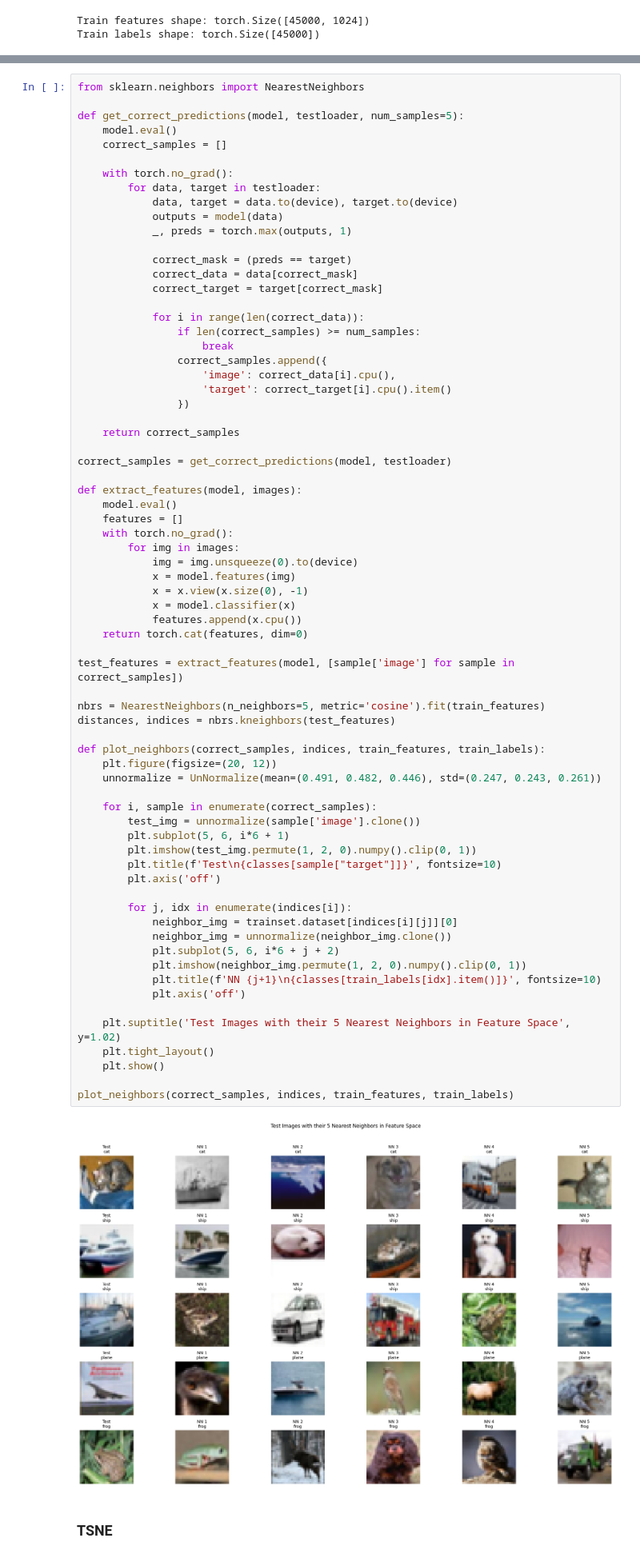
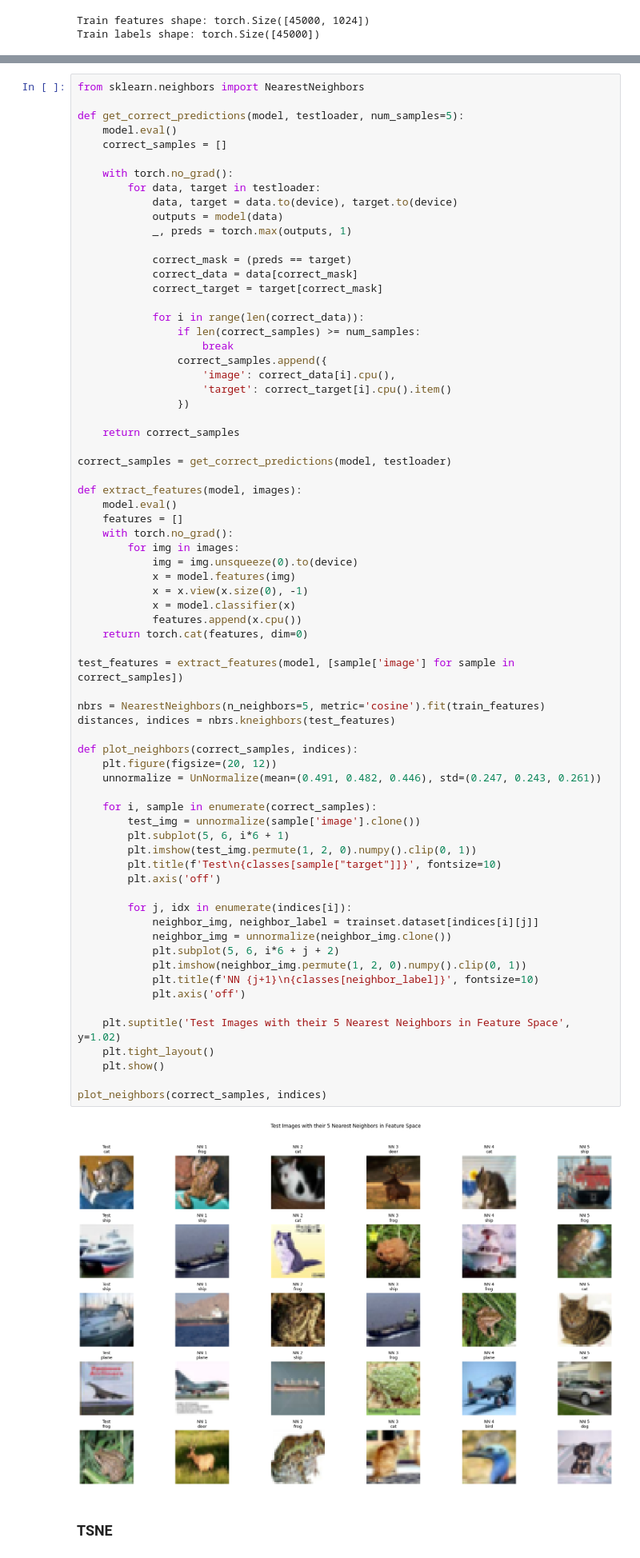
Before and after one commit to Parsa-Saeednia/ai-image-classification-neural-networks, a Jupyter notebook: AI_S04_CA4.ipynb, the cells around one changed output, grey strips where cells are left out. Shown at 80% size. Cells and saved outputs as stored; diff of their text form.

```diff
--- a/AI_S04_CA4.ipynb
+++ b/AI_S04_CA4.ipynb
@@ -824,38 +824,38 @@ def extract_features(model, images):
             x = model.classifier(x)
             features.append(x.cpu())
     return torch.cat(features, dim=0)
 
 test_features = extract_features(model, [sample['image'] for sample in correct_samples])
 
 nbrs = NearestNeighbors(n_neighbors=5, metric='cosine').fit(train_features)
 distances, indices = nbrs.kneighbors(test_features)
 
-def plot_neighbors(correct_samples, indices, train_features, train_labels):
+def plot_neighbors(correct_samples, indices):
     plt.figure(figsize=(20, 12))
     unnormalize = UnNormalize(mean=(0.491, 0.482, 0.446), std=(0.247, 0.243, 0.261))
 
     for i, sample in enumerate(correct_samples):
         test_img = unnormalize(sample['image'].clone())
         plt.subplot(5, 6, i*6 + 1)
         plt.imshow(test_img.permute(1, 2, 0).numpy().clip(0, 1))
         plt.title(f'Test\n{classes[sample["target"]]}', fontsize=10)
         plt.axis('off')
 
         for j, idx in enumerate(indices[i]):
-            neighbor_img = trainset.dataset[indices[i][j]][0]
+            neighbor_img, neighbor_label = trainset.dataset[indices[i][j]]
             neighbor_img = unnormalize(neighbor_img.clone())
             plt.subplot(5, 6, i*6 + j + 2)
             plt.imshow(neighbor_img.permute(1, 2, 0).numpy().clip(0, 1))
-            plt.title(f'NN {j+1}\n{classes[train_labels[idx].item()]}', fontsize=10)
+            plt.title(f'NN {j+1}\n{classes[neighbor_label]}', fontsize=10)
             plt.axis('off')
 
     plt.suptitle('Test Images with their 5 Nearest Neighbors in Feature Space', y=1.02)
     plt.tight_layout()
     plt.show()
 
-plot_neighbors(correct_samples, indices, train_features, train_labels)
+plot_neighbors(correct_samples, indices)
 # %% [output]
-[figure, old version]
+[figure, new version]
 # %% [markdown]
 ### TSNE
 # %% [markdown]
```
Also changed, not shown: parts of 14 cells of this notebook, 1 other file.
